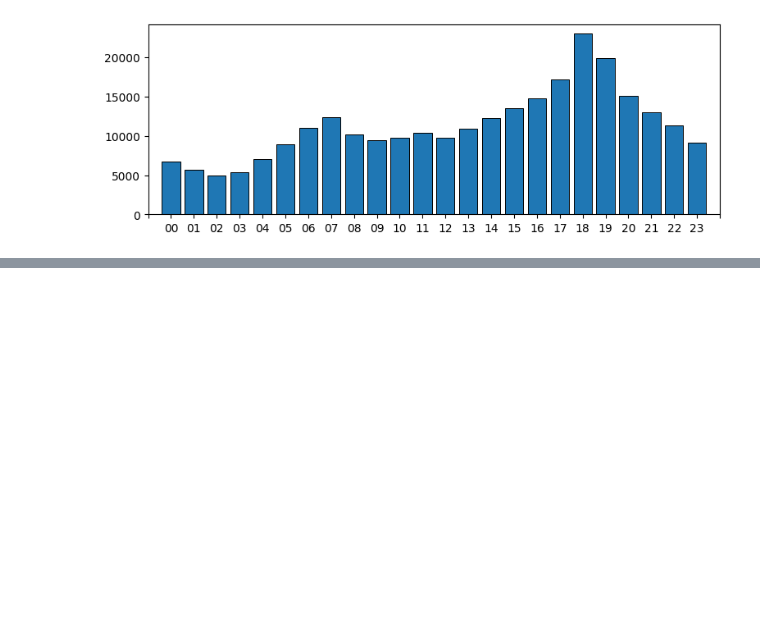
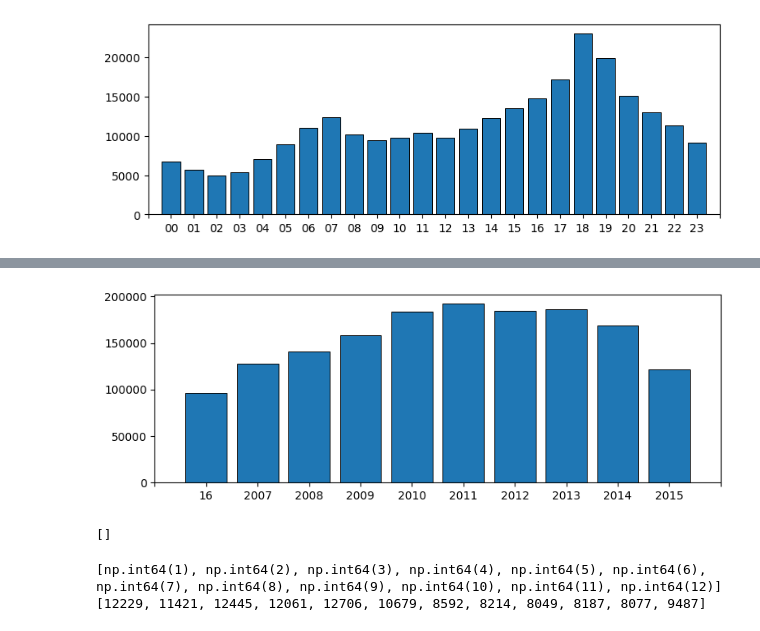
Before and after one commit to expeditow/acidentes-de-transito, a Jupyter notebook: analysis.ipynb, the cells around one changed output, grey strips where cells are left out. Drawn from its saved outputs; the diff is of its cells as text; code cells hidden in the pictures; blank space fills up the shorter version.

```diff
--- a/analysis.ipynb
+++ b/analysis.ipynb
@@ -186,0 +214,24 @@ df.sample(2)
+# %%
+plot_bar(count_freq(df, 'ano')[0], count_freq(df, 'ano')[1])
+# %% [output]
+[figure, added]
+# %%
+count_freq(df[df['ano'] == 'ano'], 'mes')[1]
+# %% [output]
+[]
+# %%
+df_t = df[df['ano'] == '2015']
+
+unique_values = sorted(list(df_t['mes'].unique()))
+
+freq_count = []
+
+for x in unique_values:
+    # Tem um post no stackoverflow que mostra que é mais rápido ;p
+    freq_count.append((df_t[df_t['mes'] == x]).shape[0])
+
+print(unique_values)
+print(freq_count)
+# %% [output]
+[np.int64(1), np.int64(2), np.int64(3), np.int64(4), np.int64(5), np.int64(6), np.int64(7), np.int64(8), np.int64(9), np.int64(10), np.int64(11), np.int64(12)]
+[12229, 11421, 12445, 12061, 12706, 10679, 8592, 8214, 8049, 8187, 8077, 9487]
```
Also changed, not shown: parts of 25 cells of this notebook.
